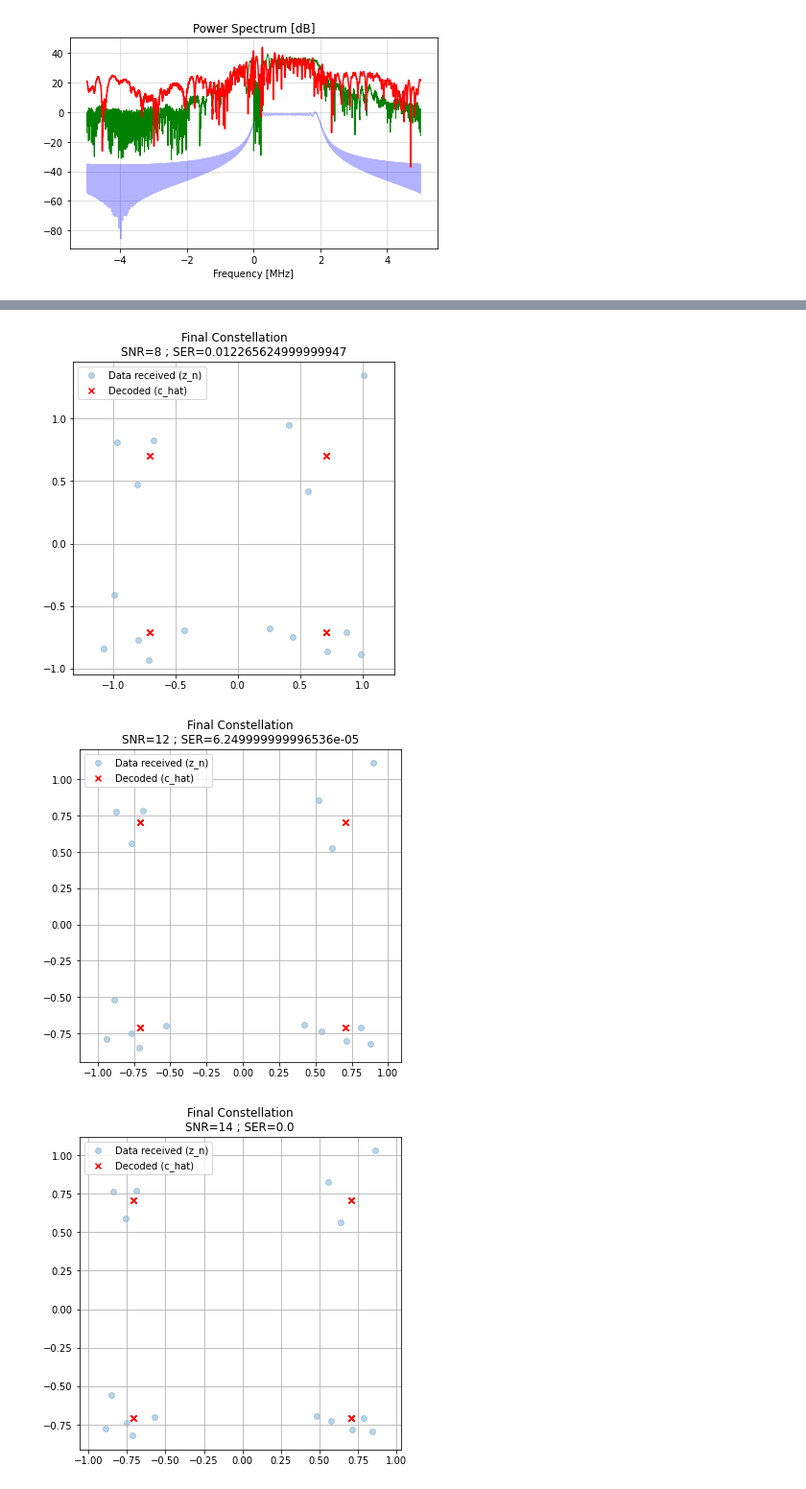
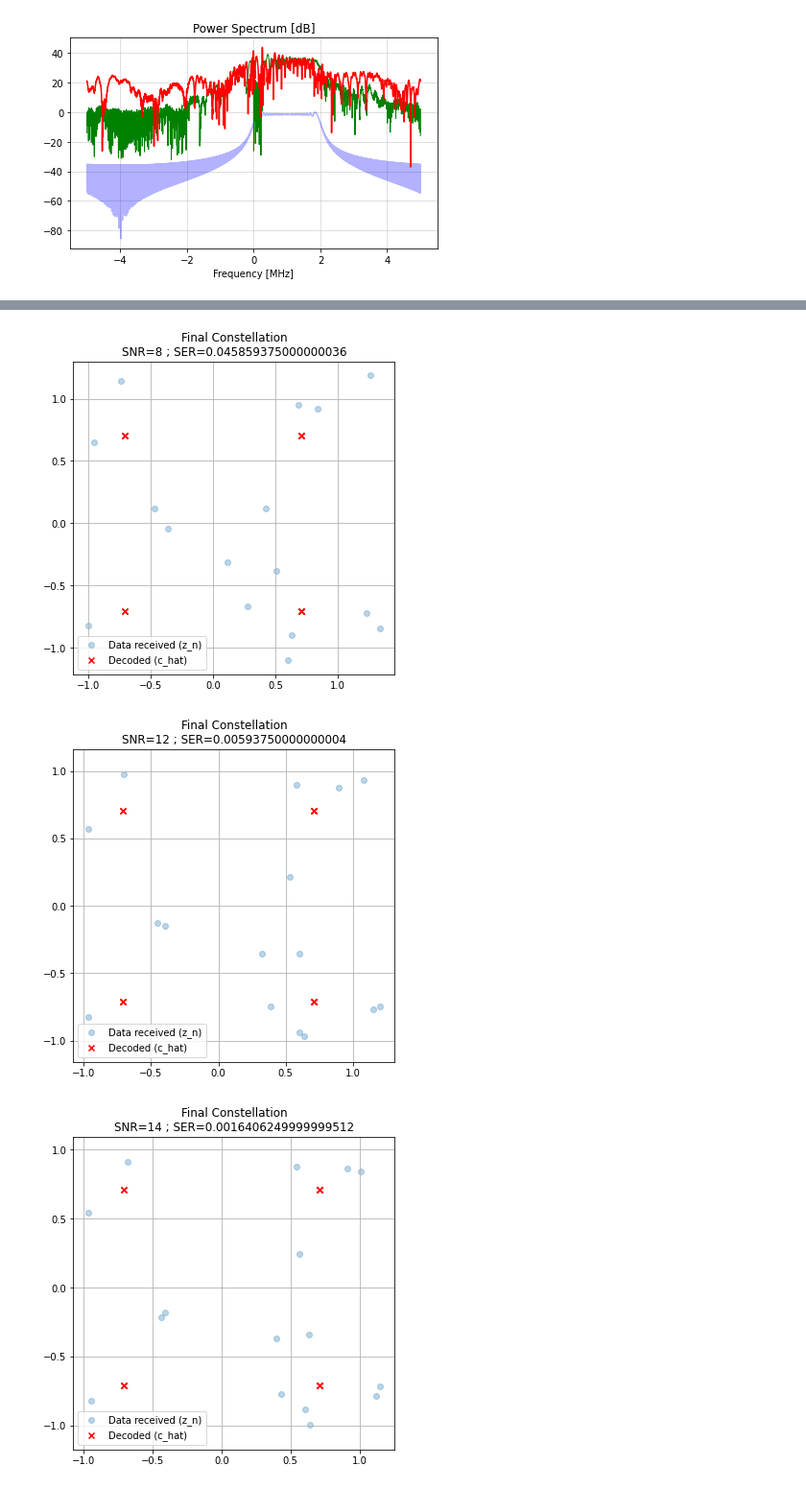
Before and after one commit to OriNik100/Spec_Null, a Jupyter notebook: ofdm_creation.ipynb, the cells around one changed output, grey strips where cells are left out. Shown at 96% size. Drawn from its saved outputs; the diff is of its cells as text; code cells hidden in the pictures.

```diff
--- a/ofdm_creation.ipynb
+++ b/ofdm_creation.ipynb
@@ -4,6 +4,25 @@ import torch.fft
 import numpy as np
 import matplotlib.pyplot as plt
 import helper_functions as hlp
+# %%
+T = 60e-6
+B = 2e6
+Fs = 5 * B
+N = int(np.round(T * Fs))
+
+N_fft = 2**14
+
+
+t_np = np.linspace(0, T, N, endpoint=False)
+t = torch.tensor(t_np, dtype=torch.float64)
+
+t_norm = t / torch.max(t)
+
+b_slope = B/T
+psi = 2 * np.pi * (b_slope/2) * t**2
+a = 1
+s_base = a * torch.complex(torch.cos(psi), torch.sin(psi))
+s_base_np = np.array(s_base)
 # %%
 import numpy as np
 
@@ -199,7 +236,7 @@ SER_OFDM = []
 SER_VOURAS = []
 SER_QAM = []
 
-iteration_count = 8e3
+iteration_count = 8e2
 
 for v, SNR_val in enumerate(SNR):
     equal_num_isac = 0
@@ -213,8 +250,8 @@ for v, SNR_val in enumerate(SNR):
         QPSK_data = QPSK_modulation(data)
         OFDM_signal = OFDM(QPSK_data, t=t, num=num_subcarriers, normalize=True)
 
-        isac_signal = s_nulled + OFDM_signal
-        vouras_signal = s_lin + OFDM_signal
+        isac_signal = 10**(6/2)* s_nulled + OFDM_signal
+        vouras_signal = 10**(6/2)* s_base_np + OFDM_signal
 
         # isac through channel
         r_t_isac = channel(isac_signal=isac_signal, ofdm_signal=OFDM_signal, SNR_val=SNR_val, seed=seed)
@@ -336,3 +371,3 @@ Done with SNR=14
-[figure, old version]
+[figure, new version]
-[figure, old version]
+[figure, new version]
-[figure, old version]
+[figure, new version]
```
Also changed, not shown: parts of 4 cells of this notebook.
